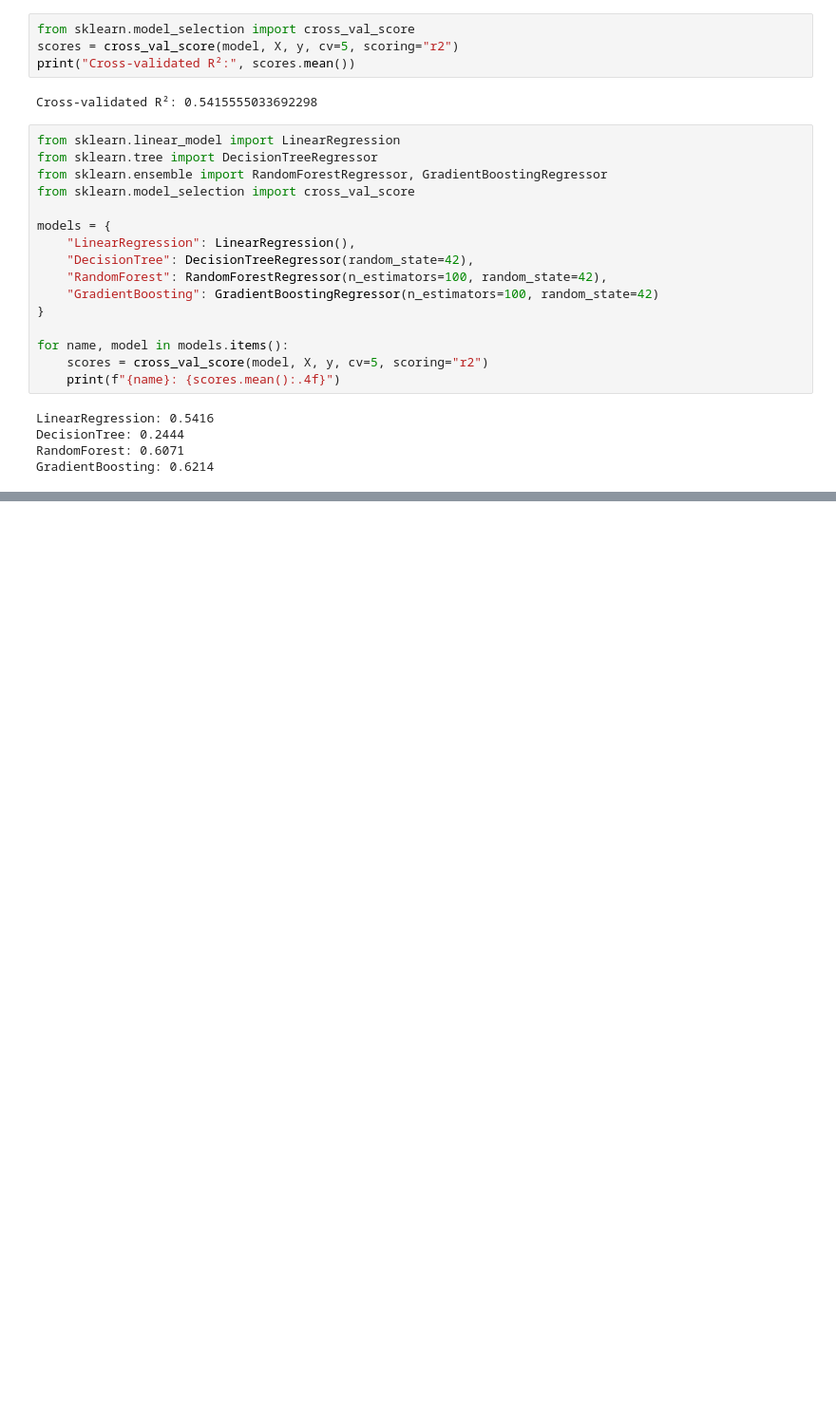
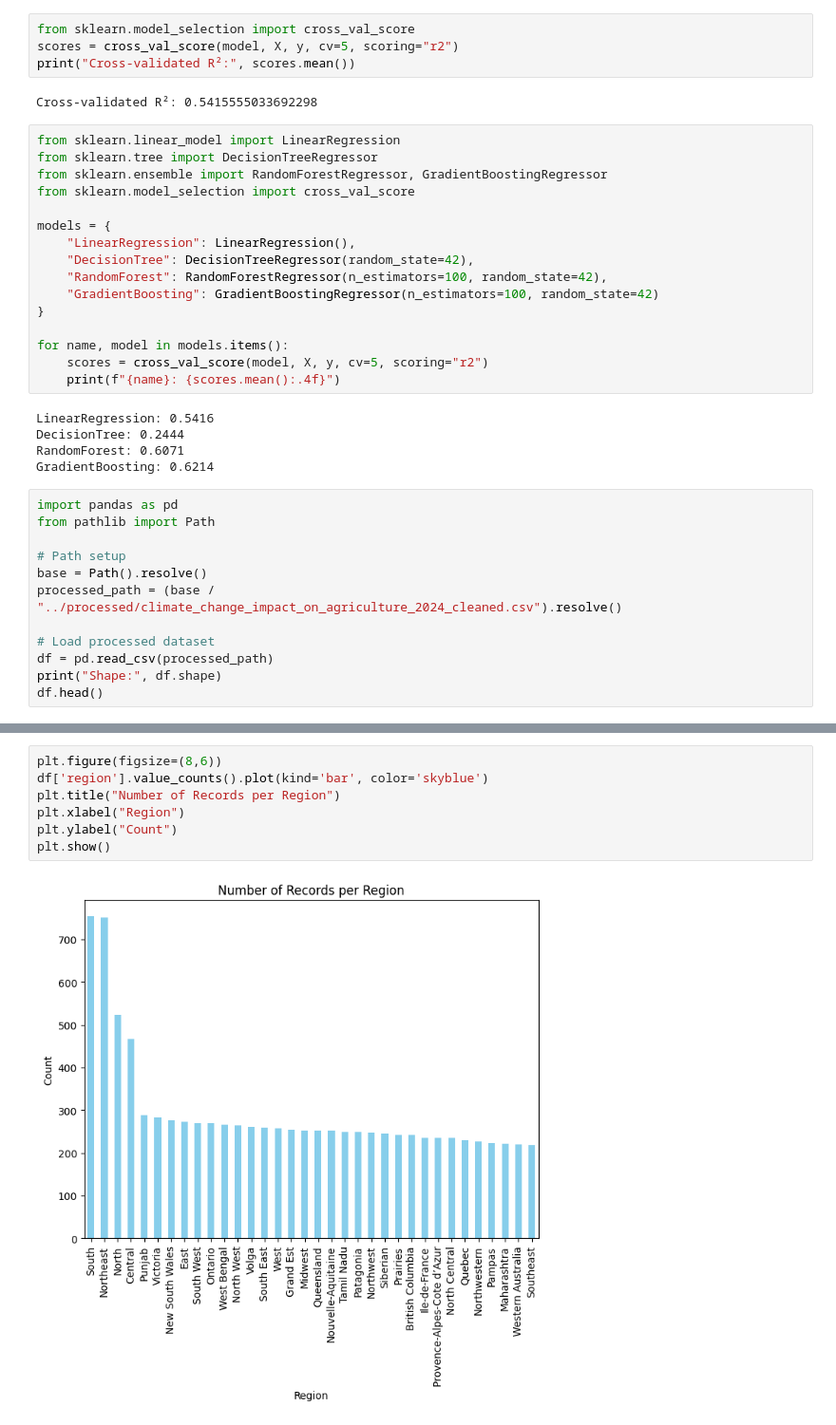
Before and after one commit to Susovan700/global_agriculture, a Jupyter notebook: src/preprocess.ipynb, the cells around one changed output, grey strips where cells are left out. Shown at 95% size. Saved outputs shown, nothing was run; the diff lists cells and outputs as text; blank space fills up the shorter version.

```diff
--- a/src/preprocess.ipynb
+++ b/src/preprocess.ipynb
@@ -229,3 +229,15 @@ LinearRegression: 0.5416
 DecisionTree: 0.2444
 RandomForest: 0.6071
 GradientBoosting: 0.6214
+# %%
+import pandas as pd
+from pathlib import Path
+
+# Path setup
+base = Path().resolve()
+processed_path = (base / "../processed/climate_change_impact_on_agriculture_2024_cleaned.csv").resolve()
+
+# Load processed dataset
+df = pd.read_csv(processed_path)
+print("Shape:", df.shape)
+df.head()
@@ -231,0 +352,9 @@ GradientBoosting: 0.6214
+# %%
+plt.figure(figsize=(8,6))
+df['region'].value_counts().plot(kind='bar', color='skyblue')
+plt.title("Number of Records per Region")
+plt.xlabel("Region")
+plt.ylabel("Count")
+plt.show()
+# %% [output]
+[figure, added]
```
Also changed, not shown: parts of 10 cells of this notebook.
